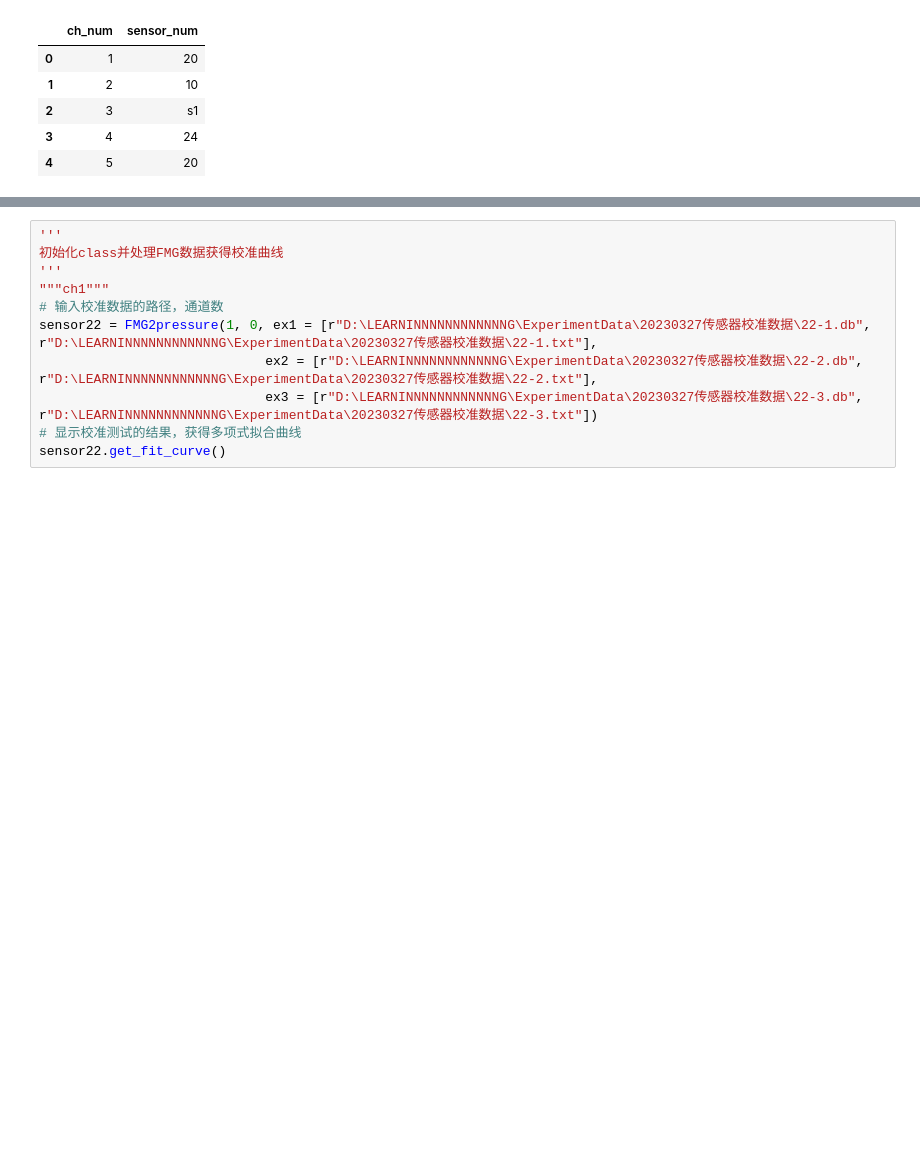
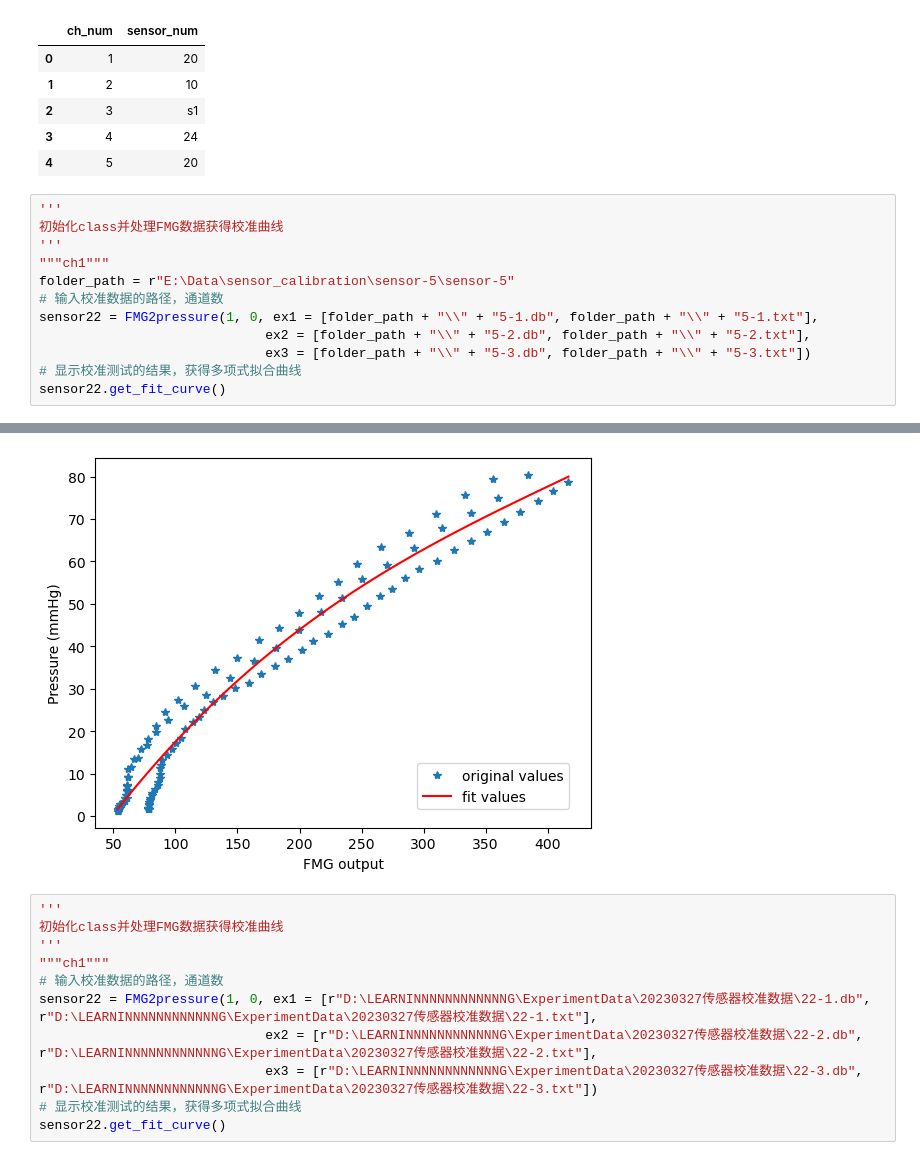
Before and after one commit to WynminMark/FMG_classification, a Jupyter notebook: process_FMG.ipynb, the cells around one changed output, grey strips where cells are left out. Drawn from its saved outputs; the diff is of its cells as text; blank space fills up the shorter version.

```diff
--- a/process_FMG.ipynb
+++ b/process_FMG.ipynb
@@ -14,3 +14,16 @@ ch_sensor_df
 | 2 | 3 | s1 |
 | 3 | 4 | 24 |
 | 4 | 5 | 20 |
+# %%
+'''
+初始化class并处理FMG数据获得校准曲线
+'''
+"""ch1"""
+folder_path = r"E:\Data\sensor_calibration\sensor-5\sensor-5"
+# 输入校准数据的路径，通道数
+sensor22 = FMG2pressure(1, 0, ex1 = [folder_path + "\\" + "5-1.db", folder_path + "\\" + "5-1.txt"],
+                             ex2 = [folder_path + "\\" + "5-2.db", folder_path + "\\" + "5-2.txt"],
+                             ex3 = [folder_path + "\\" + "5-3.db", folder_path + "\\" + "5-3.txt"])
+# 显示校准测试的结果，获得多项式拟合曲线
+sensor22.get_fit_curve()
+# %% [output]
@@ -17,3 +35,4 @@ ch_sensor_df
+[figure, added]
 # %%
 '''
 初始化class并处理FMG数据获得校准曲线
```
Also changed, not shown: parts of 1 cell of this notebook, 1 other file.
